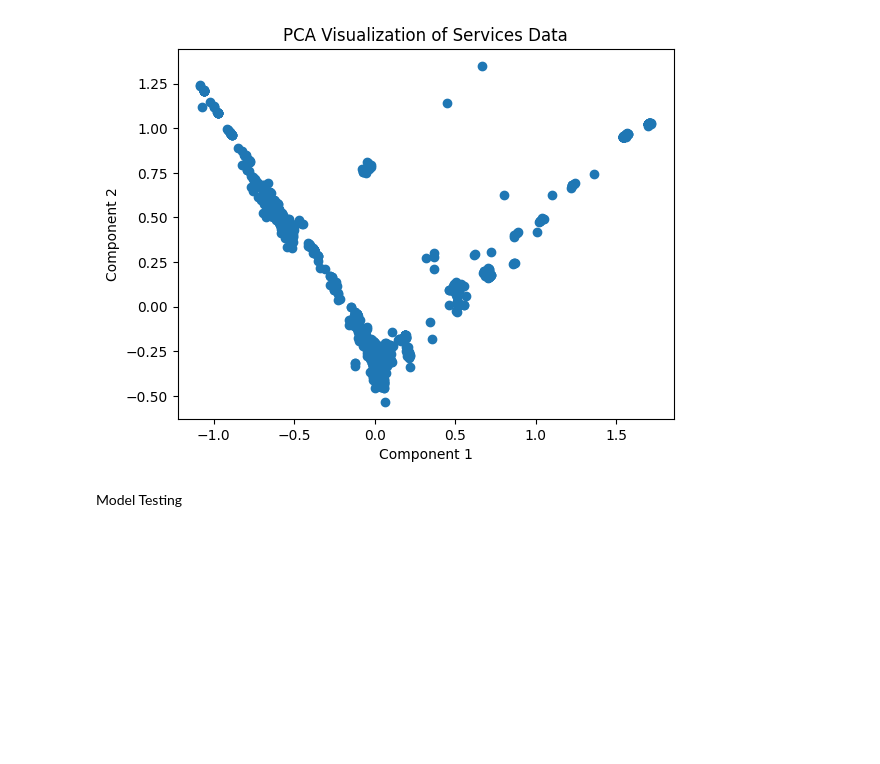
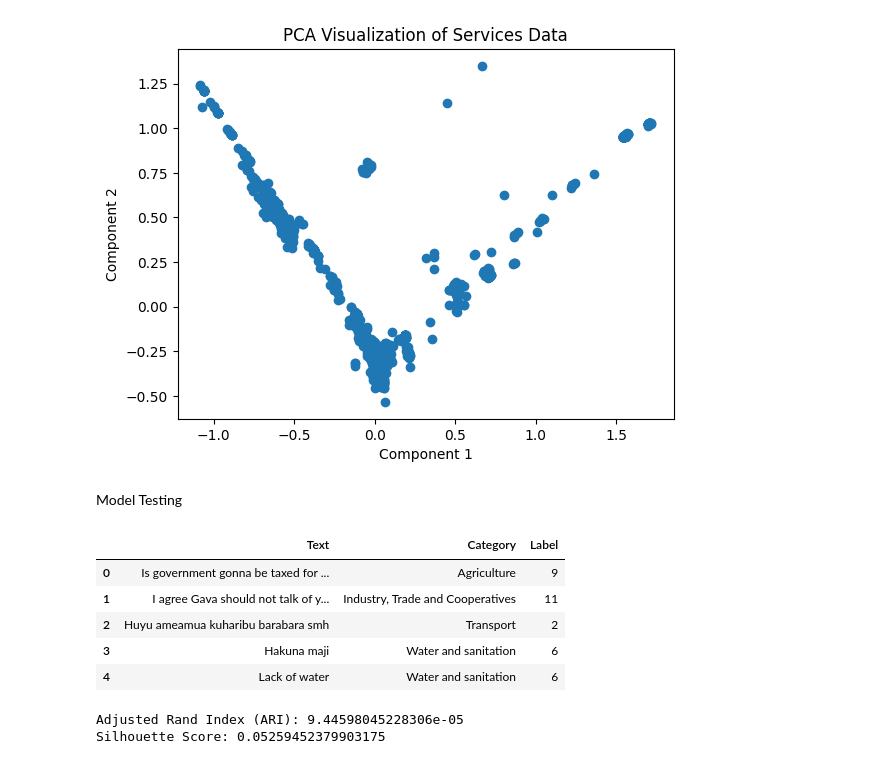
Before and after one commit to datakiptoo/County_Service-_Delivery, a Jupyter notebook: County_Residents.ipynb, the cells around one changed output. Saved outputs shown, nothing was run; the diff lists cells and outputs as text; code cells hidden in the pictures; blank space fills up the shorter version.

```diff
--- a/County_Residents.ipynb
+++ b/County_Residents.ipynb
@@ -1007,3 +1093,13 @@ plt.show()
 [figure]
 # %% [markdown]
 Model Testing
+# %%
+testing_data=pd.read_csv('Kenya_dataset1.csv')
+testing_data.head()
+# %% [output]
+|  | Text | Category | Label |
+| 0 | Is government gonna be taxed for ... | Agriculture | 9 |
+| 1 | I agree Gava should not talk of y... | Industry, Trade and Cooperatives | 11 |
+| 2 | Huyu ameamua kuharibu barabara smh | Transport | 2 |
+| 3 | Hakuna maji | Water and sanitation | 6 |
+| 4 | Lack of water | Water and sanitation | 6 |
@@ -1009,0 +1118,13 @@ Model Testing
+# %%
+from sklearn.metrics import adjusted_rand_score, silhouette_score
+# Evaluate Adjusted Rand Index (ARI)
+ari = adjusted_rand_score(test_lables, predicted_labels)
+print(f"Adjusted Rand Index (ARI): {ari}")
+
+# Evaluate Silhouette Score
+# Silhouette score measures how similar an object is to its own cluster compared to other clusters
+silhouette = silhouette_score(test_tfidf_data, predicted_labels)
+print(f"Silhouette Score: {silhouette}")
+# %% [output]
+Adjusted Rand Index (ARI): 9.44598045228306e-05
+Silhouette Score: 0.05259452379903175
```
Also changed, not shown: parts of 14 cells of this notebook.
